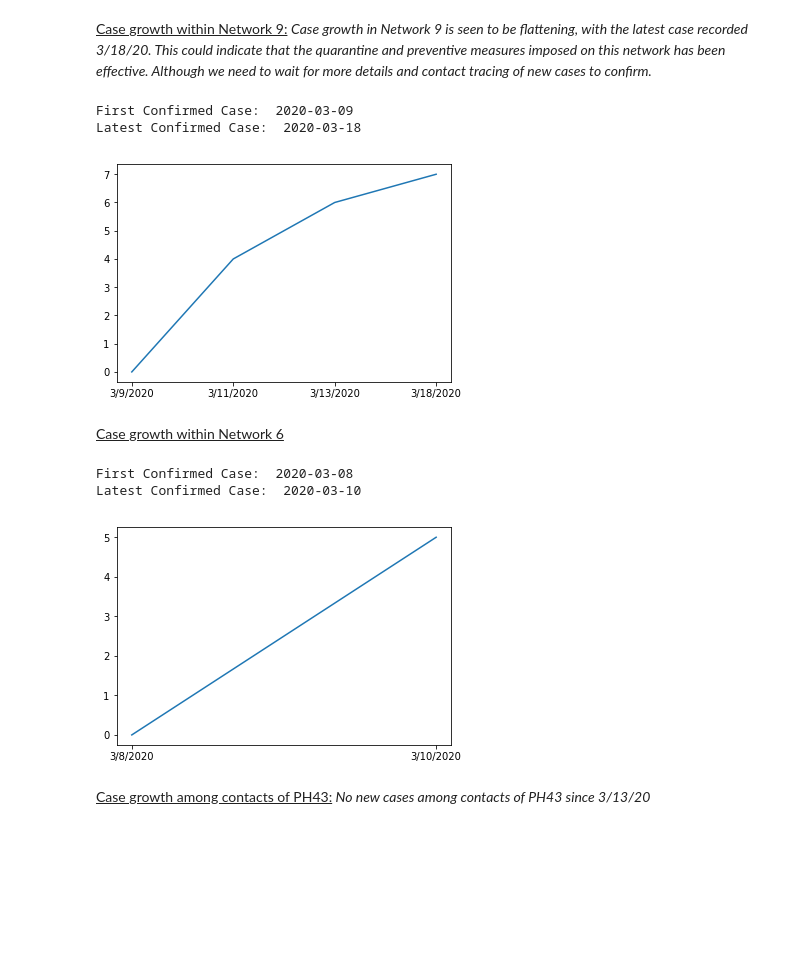
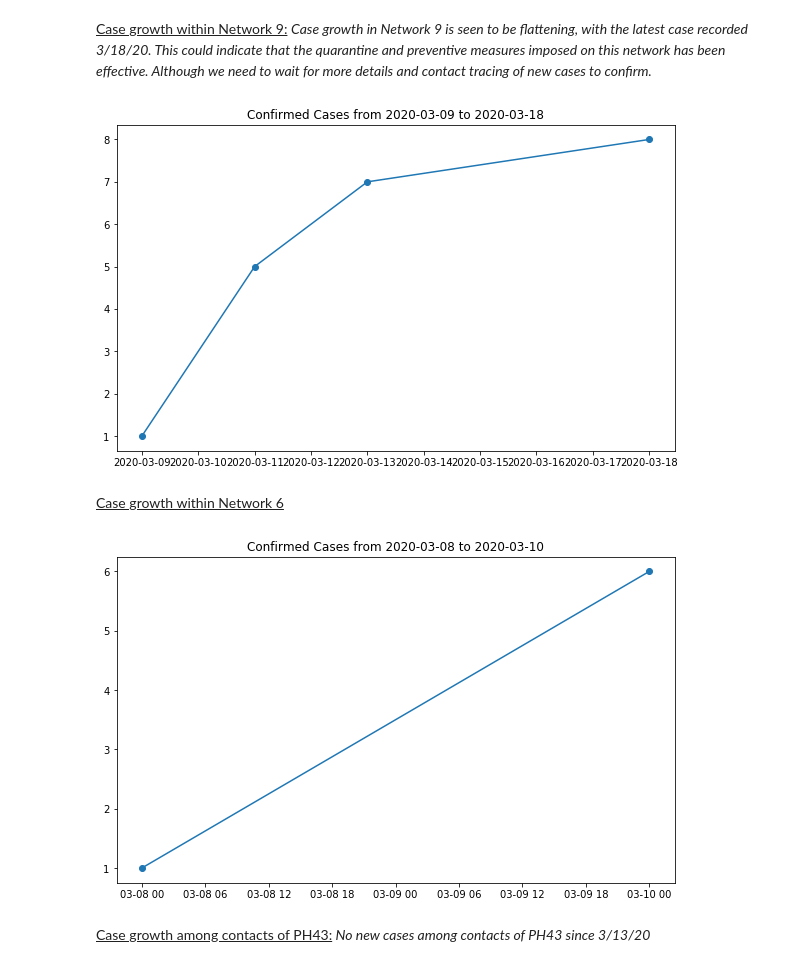
Before and after one commit to enzoampil/phcovid, a Jupyter notebook: sample/Cases Network Analysis.ipynb, the cells around one changed output. Cells and saved outputs as stored; diff of their text form; code cells hidden in the pictures; blank space fills up the shorter version.

```diff
--- a/sample/Cases Network Analysis.ipynb
+++ b/sample/Cases Network Analysis.ipynb
@@ -13,4 +16,4 @@ from phcovid import get_cases
 # %% [markdown]
 Use get_cases module to extract latest data regarding PH Covid-19 cases in an analysis friendly format
 # %%
-df = get_cases()
+df = phcovid.get_cases()
@@ -188,19 +187,15 @@ Latest Confirmed Case:  2020-03-23
 <u>Case growth within Network 9:</u> <i>Case growth in Network 9 is seen to be flattening, with the latest case recorded 3/18/20.
 This could indicate that the quarantine and preventive measures imposed on this network has been effective. Although we need to wait for more details and contact tracing of new cases to confirm. </i>
 # %%
-get_case_plot(df[df['case_no_int'].isin(comp_list[9])])
+phcovid_plot.get_case_plot(df[df['case_no_int'].isin(comp_list[9])])
 # %% [output]
-First Confirmed Case:  2020-03-09
-Latest Confirmed Case:  2020-03-18
-[figure, old version]
+[figure, new version]
 # %% [markdown]
 <u>Case growth within Network 6</u>
 # %%
-get_case_plot(df[df['case_no_int'].isin(comp_list[6])])
+phcovid_plot.get_case_plot(df[df['case_no_int'].isin(comp_list[6])])
 # %% [output]
-First Confirmed Case:  2020-03-08
-Latest Confirmed Case:  2020-03-10
-[figure, old version]
+[figure, new version]
 # %% [markdown]
 <u>Case growth among contacts of PH43:</u><i> No new cases among contacts of PH43 since 3/13/20</i>
 # %%
```
Also changed, not shown: parts of 13 cells of this notebook.
